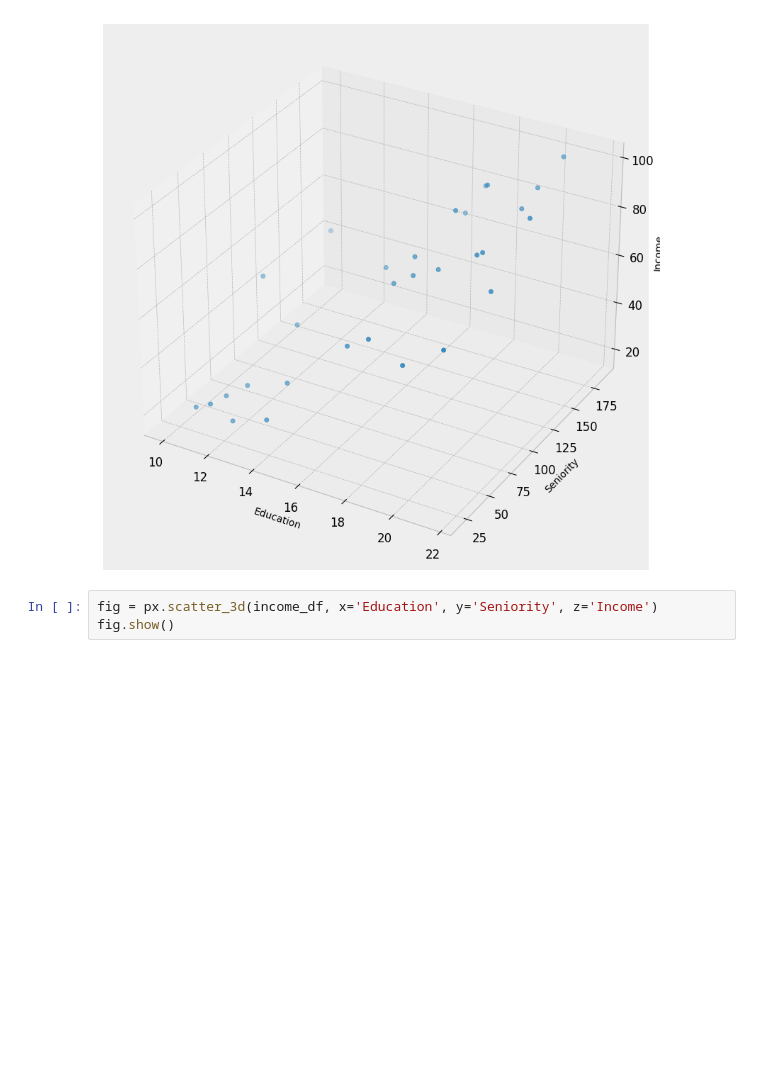
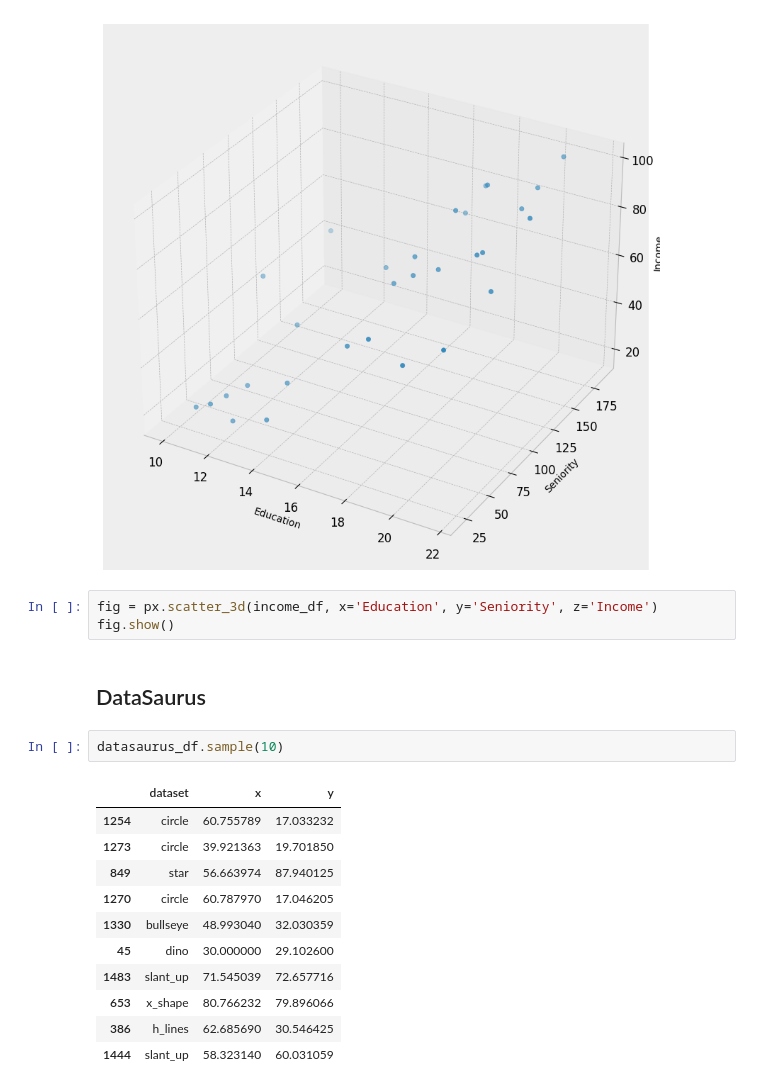
Before and after one commit to IT4063c-Spring23/In-class-sandbox, a Jupyter notebook: modules/EDA_Visualization/notebook.ipynb, the cells around one changed output. Cells and saved outputs as stored; diff of their text form; blank space fills up the shorter version.

```diff
--- a/modules/EDA_Visualization/notebook.ipynb
+++ b/modules/EDA_Visualization/notebook.ipynb
@@ -179,3 +179,19 @@ plt.show()
 # %%
 fig = px.scatter_3d(income_df, x='Education', y='Seniority', z='Income')
 fig.show()
+# %% [markdown]
+## DataSaurus
+# %%
+datasaurus_df.sample(10)
+# %% [output]
+|  | dataset | x | y |
+| 1254 | circle | 60.755789 | 17.033232 |
+| 1273 | circle | 39.921363 | 19.701850 |
+| 849 | star | 56.663974 | 87.940125 |
+| 1270 | circle | 60.787970 | 17.046205 |
+| 1330 | bullseye | 48.993040 | 32.030359 |
+| 45 | dino | 30.000000 | 29.102600 |
+| 1483 | slant_up | 71.545039 | 72.657716 |
+| 653 | x_shape | 80.766232 | 79.896066 |
+| 386 | h_lines | 62.685690 | 30.546425 |
+| 1444 | slant_up | 58.323140 | 60.031059 |
```
Also changed, not shown: parts of 4 cells of this notebook.
